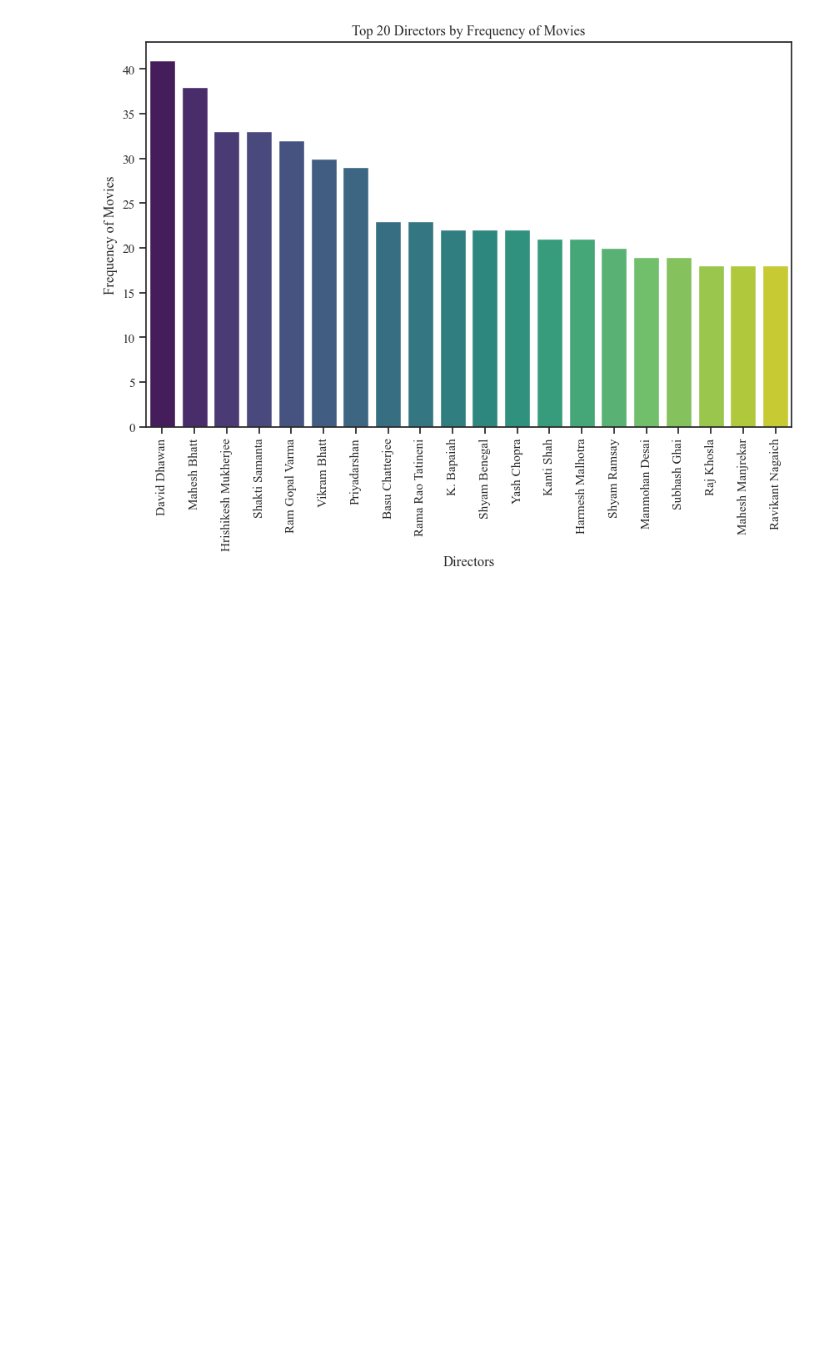
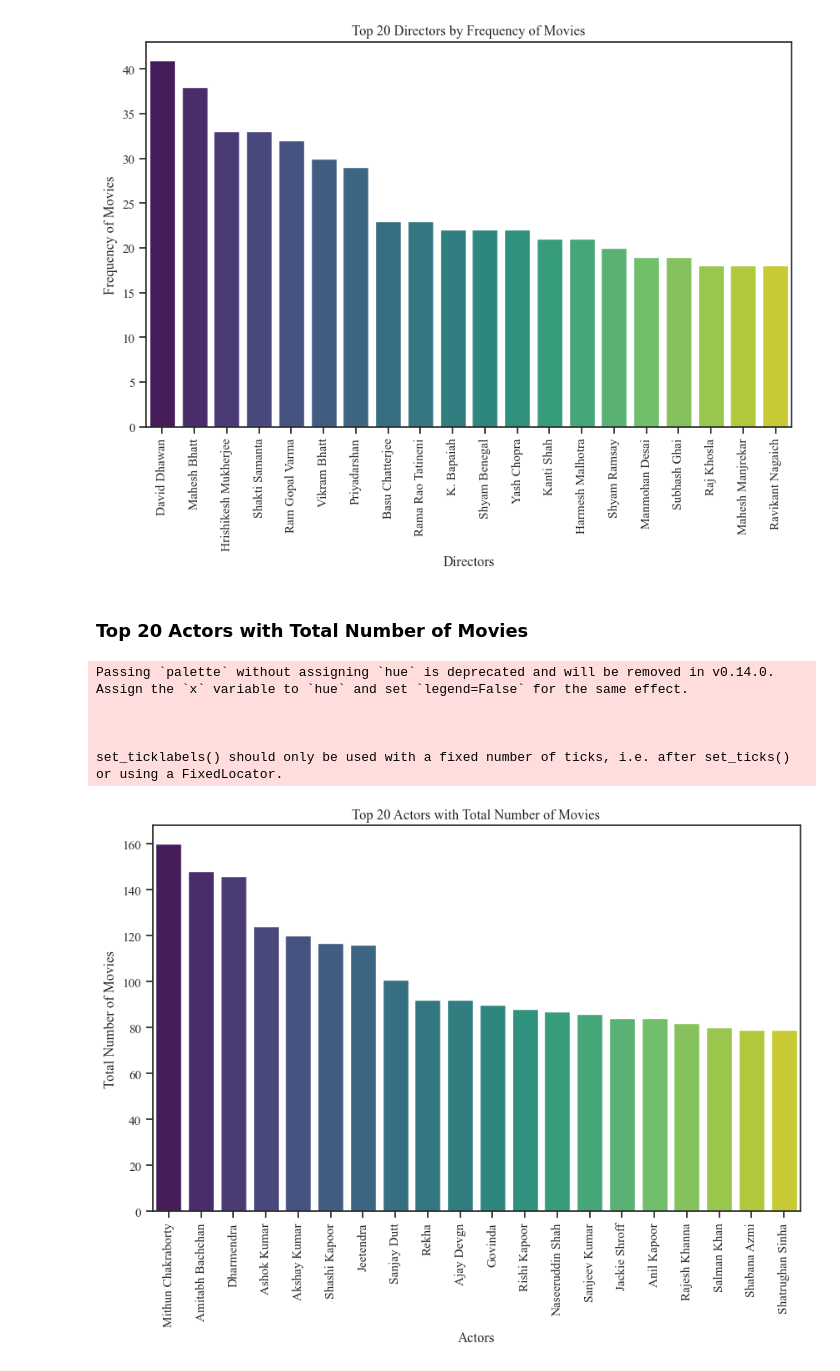
Before and after one commit to Musharaf-Ahsan/CODSOFT, a Jupyter notebook: Movie_Rating/m_rating.ipynb, the cells around one changed output. Drawn from its saved outputs; the diff is of its cells as text; code cells hidden in the pictures; blank space fills up the shorter version.

```diff
--- a/Movie_Rating/m_rating.ipynb
+++ b/Movie_Rating/m_rating.ipynb
@@ -275,3 +280,20 @@ Passing `palette` without assigning `hue` is deprecated and will be removed in v
 
 set_ticklabels() should only be used with a fixed number of ticks, i.e. after set_ticks() or using a FixedLocator.
 [figure]
+# %% [markdown]
+### **Top 20 Actors with Total Number of Movies**
+# %%
+plt.figure(figsize=(10, 6))
+ax = sns.barplot(x=actors.head(20).index, y=actors.head(20).values, palette='viridis')
+ax.set_xlabel('Actors')
+ax.set_ylabel('Total Number of Movies')
+ax.set_title('Top 20 Actors with Total Number of Movies')
+ax.set_xticklabels(ax.get_xticklabels(), rotation=90)
+plt.show()
+# %% [output]
+Passing `palette` without assigning `hue` is deprecated and will be removed in v0.14.0. Assign the `x` variable to `hue` and set `legend=False` for the same effect.
+
+
+
+set_ticklabels() should only be used with a fixed number of ticks, i.e. after set_ticks() or using a FixedLocator.
+[figure, added]
```
Also changed, not shown: parts of 11 cells of this notebook.
